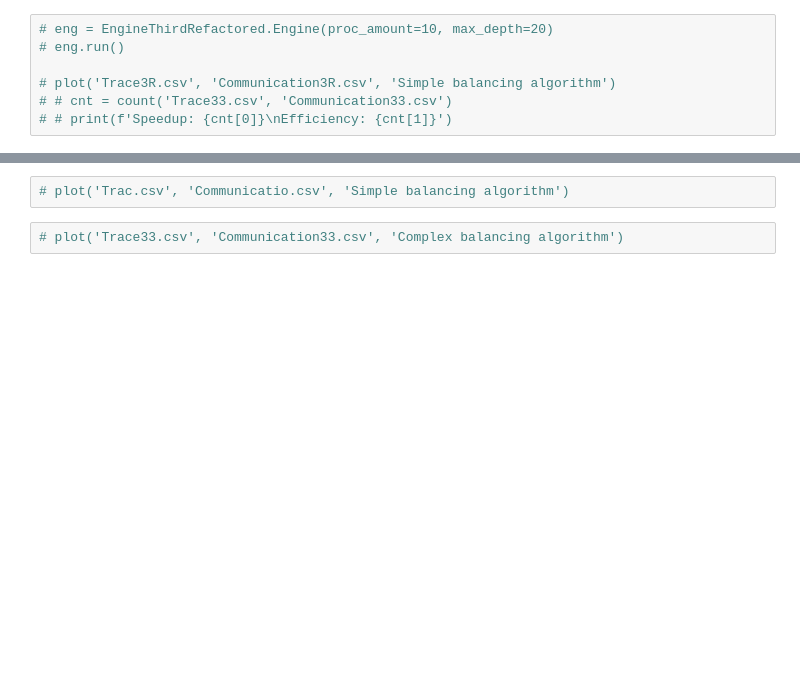
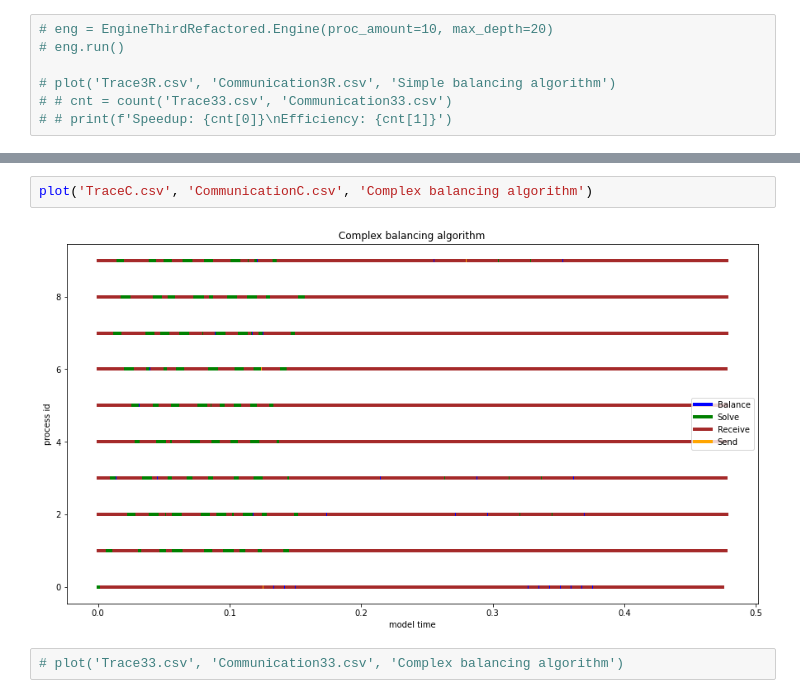
Before and after one commit to amonin7/Simulator, a Jupyter notebook: Visualization.ipynb, the cells around one changed output, grey strips where cells are left out. Cells and saved outputs as stored; diff of their text form; blank space fills up the shorter version.

```diff
--- a/Visualization.ipynb
+++ b/Visualization.ipynb
@@ -117,5 +123,7 @@ plot('TraceC.csv', 'CommunicationC.csv', 'Complex balancing algorithm')
 # %%
-# plot('Trac.csv', 'Communicatio.csv', 'Simple balancing algorithm')
+plot('TraceC.csv', 'CommunicationC.csv', 'Complex balancing algorithm')
+# %% [output]
+[figure, added]
 # %%
 # plot('Trace33.csv', 'Communication33.csv', 'Complex balancing algorithm')
 # %%
```
Also changed, not shown: parts of 2 cells of this notebook, 4 other files.
